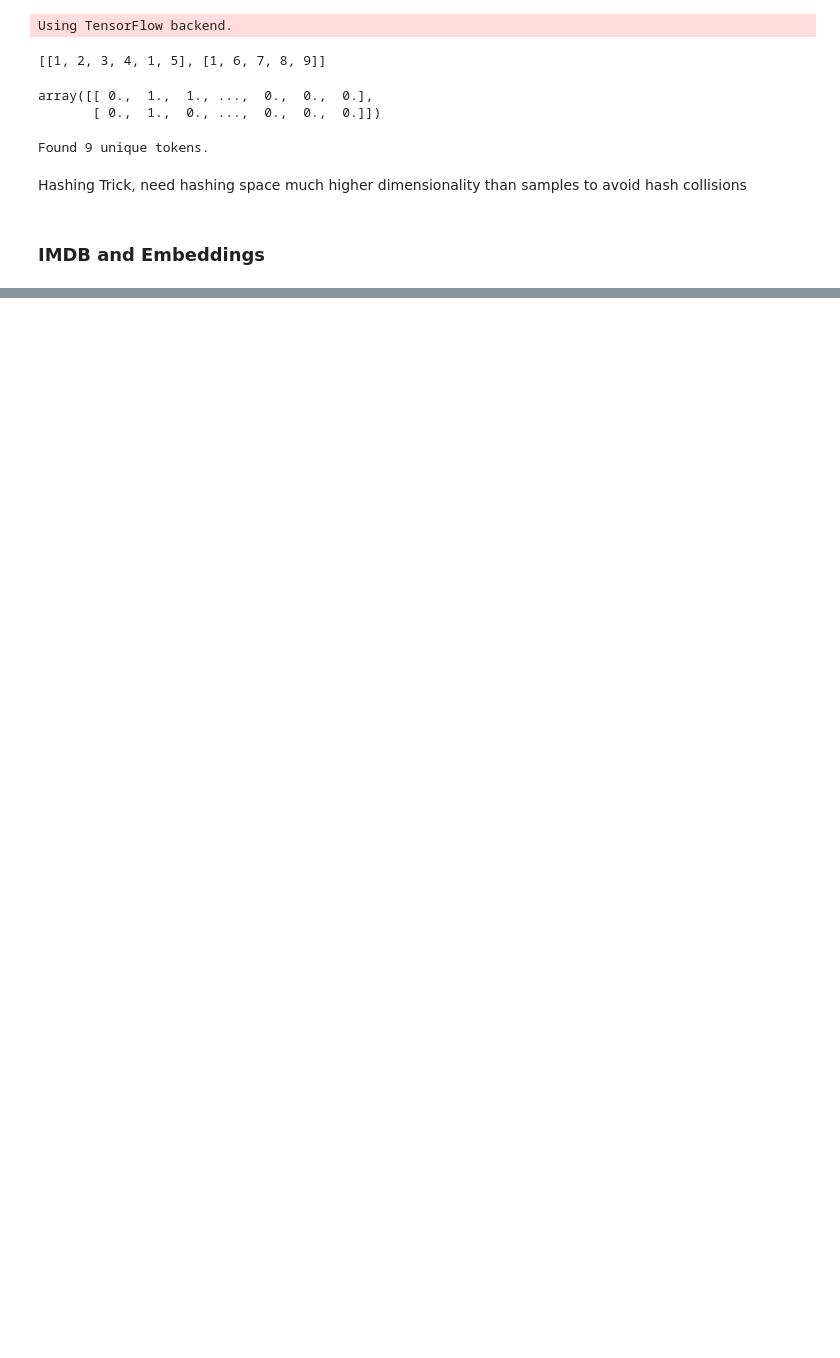
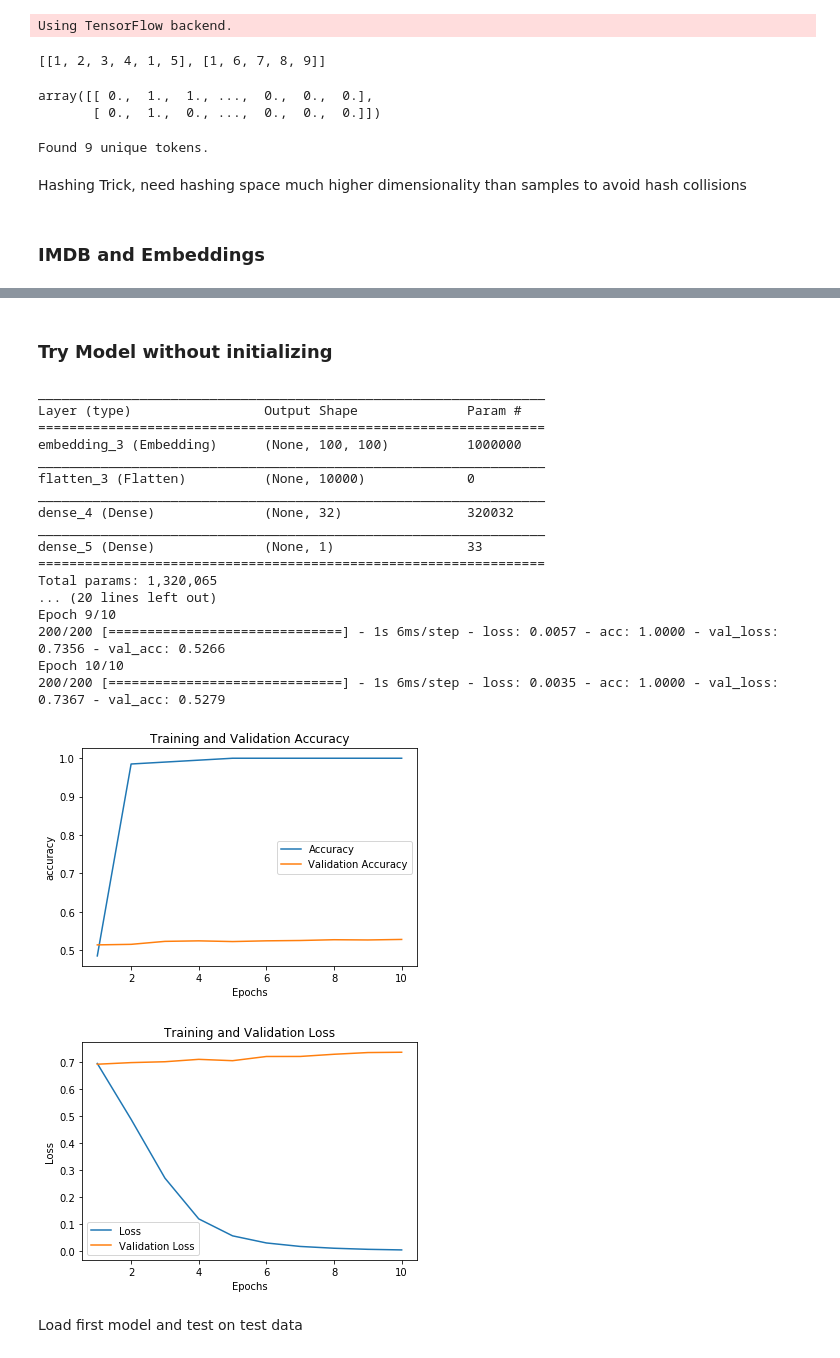
Before and after one commit to dhodun/keras-manning, a Jupyter notebook: Keras Ch 6 Text Data.ipynb, the cells around one changed output, grey strips where cells are left out. Cells and saved outputs as stored; diff of their text form; code cells hidden in the pictures; blank space fills up the shorter version.

```diff
--- a/Keras Ch 6 Text Data.ipynb
+++ b/Keras Ch 6 Text Data.ipynb
@@ -110,0 +173,4 @@ Epoch 10/10
+# %%
+labels = np.asarray(labels)
+print('Shape of data tensor:', data.shape)
+print('Shape of labels tensor:', labels.shape)
@@ -110,0 +180,6 @@ Epoch 10/10
+# %%
+# shuffle data since we started with all negative, then positive
+from sklearn.model_selection import train_test_split
+
+x_train, x_val, y_train, y_val = train_test_split(
+    data, labels, train_size=training_samples, shuffle=True)
@@ -110,0 +289,43 @@ Epoch 10/10
+# %% [markdown]
+### Try Model without initializing
+# %%
+model = Sequential()
+# max_words and embedding_dim = 100
+model.add(Embedding(max_words, embedding_dim, input_length=maxlen))
+model.add(Flatten())
+model.add(Dense(32, activation='relu'))
+model.add(Dense(1, activation='sigmoid'))
+
+model.summary()
+
+model.compile(optimizer='rmsprop', loss='binary_crossentropy', metrics=['acc'])
+history = model.fit(
+    x_train,
+    y_train,
+    epochs=10,
+    batch_size=32,
+    validation_data=(
+        x_val,
+        y_val))
+
+print_curves(history)
+# %% [output]
+_________________________________________________________________
+Layer (type)                 Output Shape              Param #
+=================================================================
+embedding_3 (Embedding)      (None, 100, 100)          1000000
+_________________________________________________________________
+flatten_3 (Flatten)          (None, 10000)             0
+_________________________________________________________________
+dense_4 (Dense)              (None, 32)                320032
+_________________________________________________________________
+dense_5 (Dense)              (None, 1)                 33
+=================================================================
+Total params: 1,320,065
+... (20 lines left out)
+Epoch 9/10
+200/200 [==============================] - 1s 6ms/step - loss: 0.0057 - acc: 1.0000 - val_loss: 0.7356 - val_acc: 0.5266
+Epoch 10/10
+200/200 [==============================] - 1s 6ms/step - loss: 0.0035 - acc: 1.0000 - val_loss: 0.7367 - val_acc: 0.5279
+[figure, added]
+[figure, added]
@@ -110,0 +353,2 @@ Epoch 10/10
+# %% [markdown]
+Load first model and test on test data
```
Also changed, not shown: parts of 23 cells of this notebook, 2 other files.
